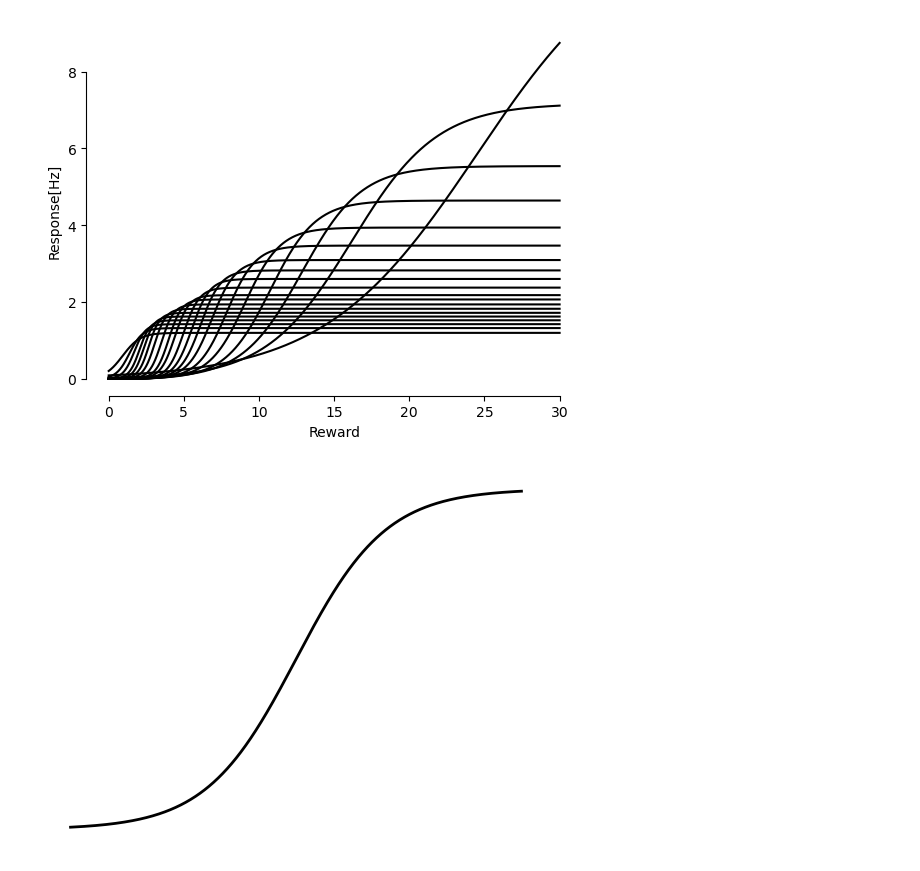
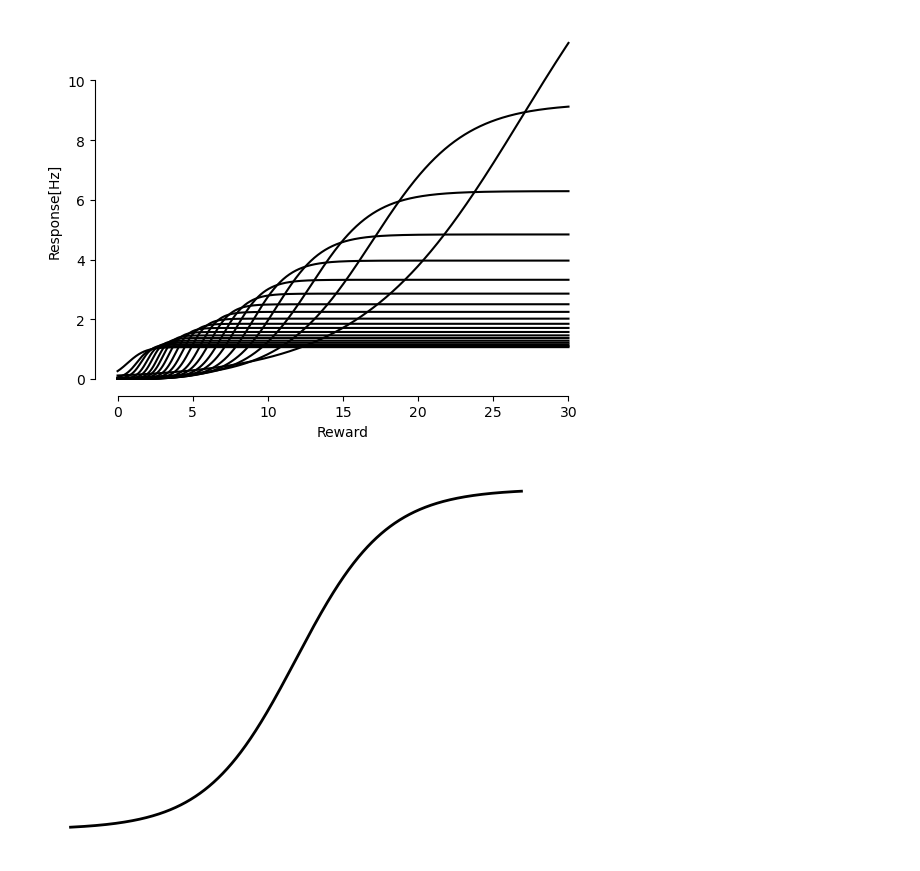
Before and after one commit to dongjae-kim/efficient-coding-dist-rl, a Jupyter notebook: Learning Rules.ipynb, the cells around one changed output. Saved outputs shown, nothing was run; the diff lists cells and outputs as text; code cells hidden in the pictures.

```diff
--- a/Learning Rules.ipynb
+++ b/Learning Rules.ipynb
@@ -100,17 +100,6 @@ def update_d(mu, d, g, reward, pars=None, scale=0.1):
     return mu, d, g
 
 
-def update_g0(mu, d, g, reward, g0, alpha=0.77, scale=0.1):
-    """
-    update gain to match the p(x)^(1-alpha)/(1-P(x))^alpha efficient code prediction
-    g0 is expected to be the vector of 1/(1-P(x))^alpha
-    gain is then computed as g0 * d^(1-alpha)
-    This is only necessary if alpha != 1
-    """
-    g = g0 * (d ** (1-alpha))
-    return mu, d, g
-
-
 def update_g(mu, d, g, reward, alpha=0.77, scale=0.1):
     """
     update gain to learn the p(x)^(1-alpha)/(1-P(x))^alpha efficient code prediction
@@ -120,9 +109,9 @@ def update_g(mu, d, g, reward, alpha=0.77, scale=0.1):
     To avoid carrying through another variable, I here compute the current cost estimate
     from the gain. In neurons keeping the cost estimate seems more realistic.
     """
-    cost_old = (g / (d ** (1-alpha))) ** (-1/alpha)
+    cost_old = g ** (-1/alpha)
     cost = ((1-scale) * cost_old + scale * sigmoid(np.array(reward), mu, d, 1)[0])
-    g = (d ** (1-alpha)) / (cost ** alpha)
+    g = cost ** (-alpha)
     return mu, d, g
 
 
@@ -137,7 +126,7 @@ def update_all0(mu, d, g, reward, alpha=0.77, scale=0.1, expectile=False):
     else:
         mu, d, g = update_quant(mu, d, g, reward, q, 2*scale)
     mu, d, g = update_d(mu, d, g, reward, None, scale)
-    mu, d, g = update_g0(mu, d, g, reward, g0, alpha, scale)
+    g = g0
     return mu, d, g
 
 
@@ -541,9 +548,9 @@ mean g: 0.905222
 # %%
 def update_rule(mu, d, g, reward):
-    return update_all(mu, d, g, reward, alpha=0.77, scale=0.001)
+    return update_all(mu, d, g, reward, alpha=0.77, scale=0.001, expectile=False)
 train_and_show(update_rule=update_rule, n_neurons=20, n_reward=10000)
 # %% [output]
-[figure, old version]
+[figure, new version]
 # %%
 # Decorations
 x = np.linspace(-5,5,1000)
```
Also changed, not shown: parts of 15 cells of this notebook.
